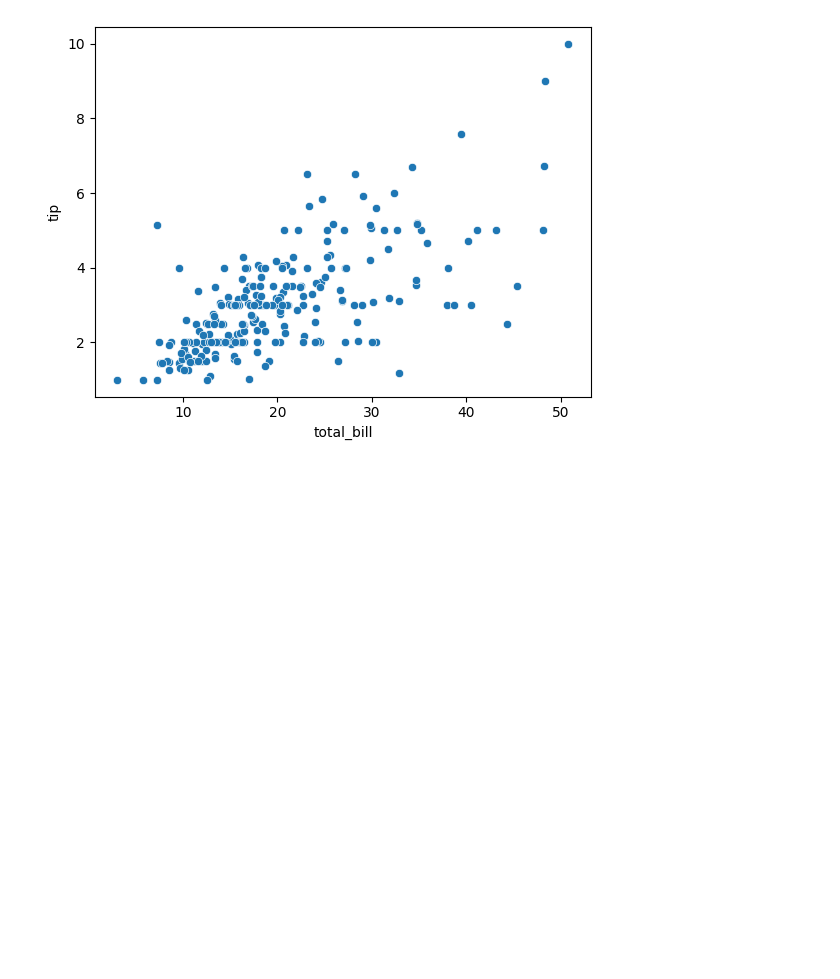
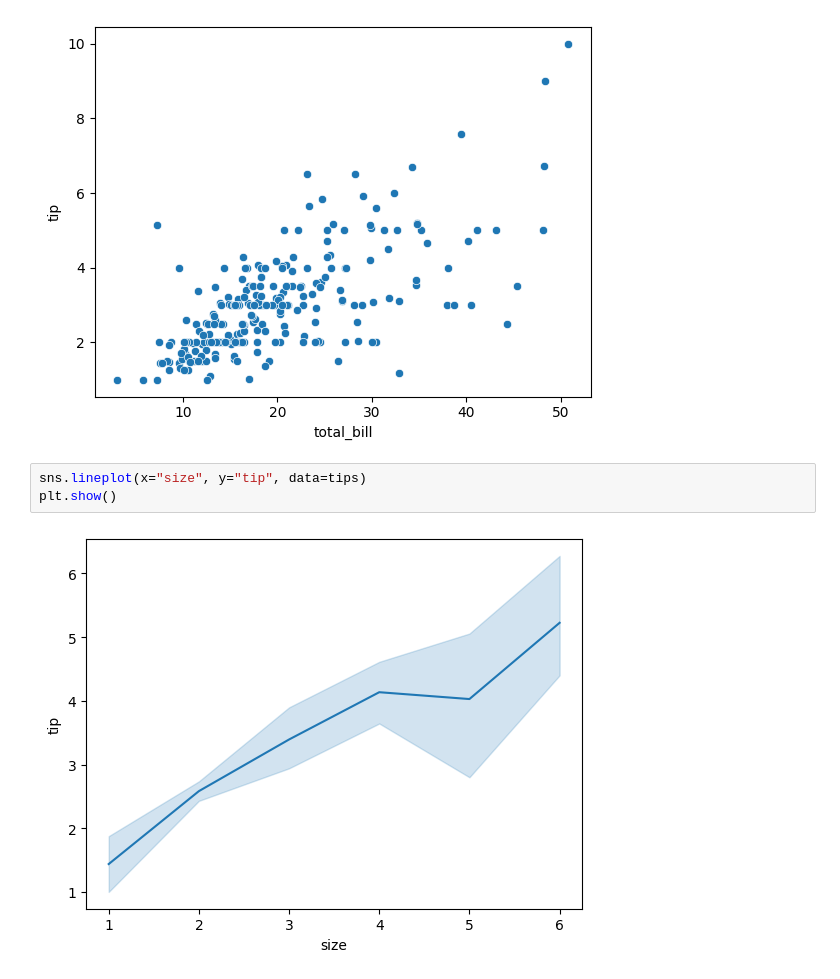
Before and after one commit to sangitgyawali/learning_seaborn, a Jupyter notebook: seaborn.ipynb, the cells around one changed output. Saved outputs shown, nothing was run; the diff lists cells and outputs as text; blank space fills up the shorter version.

Commit message:
Line Plot

```diff
--- a/seaborn.ipynb
+++ b/seaborn.ipynb
@@ -18,3 +18,8 @@ sns.scatterplot(x="total_bill", y="tip", data=tips)
 plt.show()
 # %% [output]
 [figure]
+# %%
+sns.lineplot(x="size", y="tip", data=tips)
+plt.show()
+# %% [output]
+[figure, added]
```
